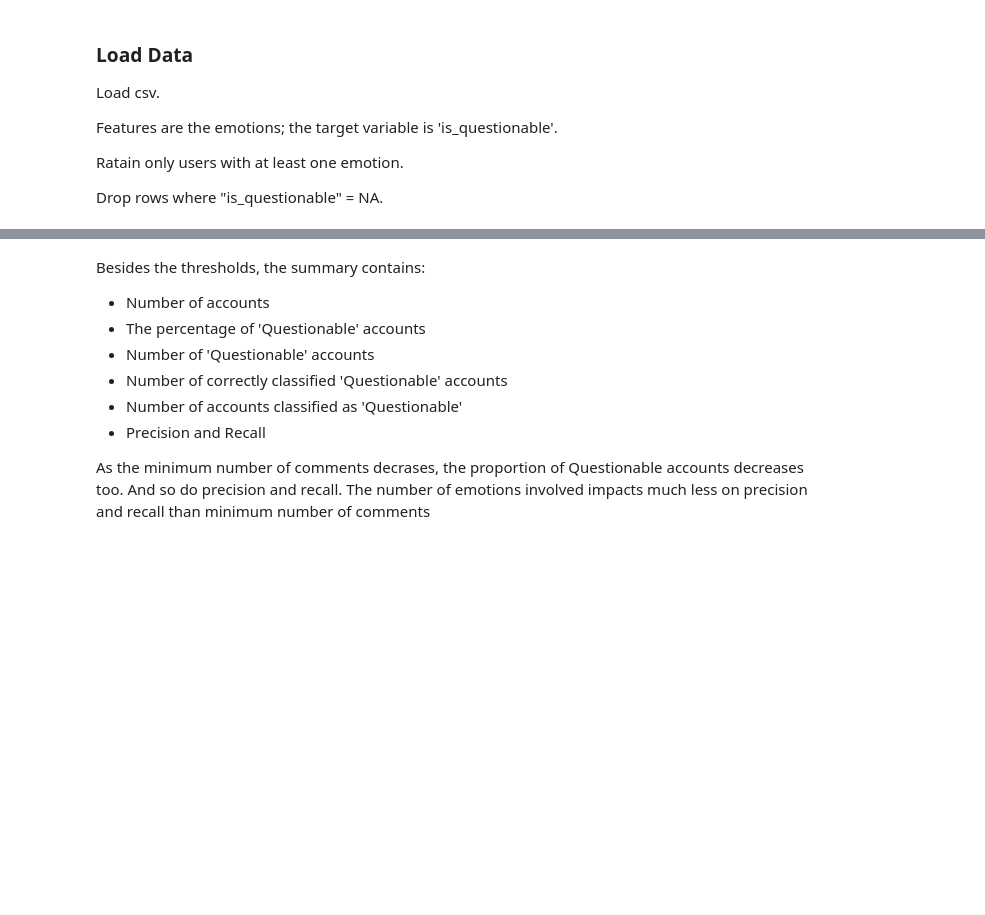
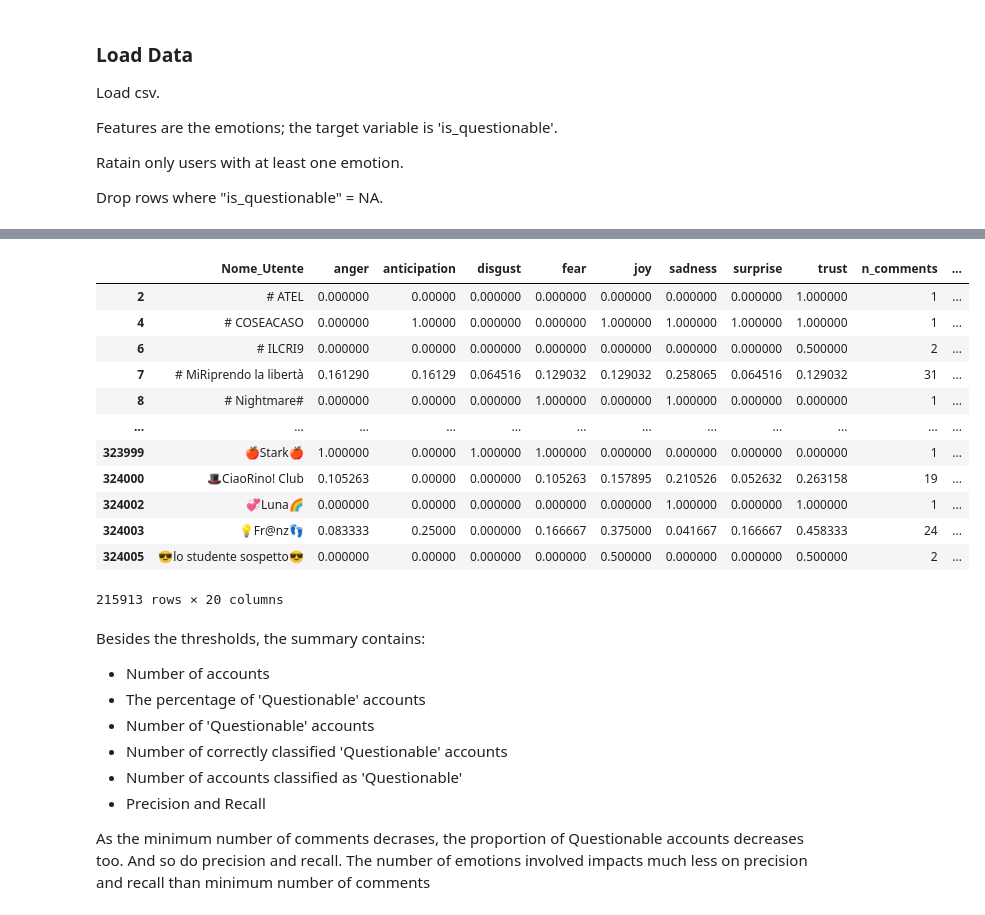
Before and after one commit to arn-saintgold/deoh_repo, a Jupyter notebook: scripts/1_shap_results/2_shap_summary_colored.ipynb, the cells around one changed output, grey strips where cells are left out. Cells and saved outputs as stored; diff of their text form; code cells hidden in the pictures; blank space fills up the shorter version.

```diff
--- a/scripts/1_shap_results/2_shap_summary_colored.ipynb
+++ b/scripts/1_shap_results/2_shap_summary_colored.ipynb
@@ -35,3 +53,19 @@ for N in [5,8,10]:
+# %%
+ur_df
+# %% [output]
+|  | Nome_Utente | anger | anticipation | disgust | fear | joy | sadness | surprise | trust | n_comments | ... |
+| 2 | # ATEL | 0.000000 | 0.00000 | 0.000000 | 0.000000 | 0.000000 | 0.000000 | 0.000000 | 1.000000 | 1 | ... |
+| 4 | # COSEACASO | 0.000000 | 1.00000 | 0.000000 | 0.000000 | 1.000000 | 1.000000 | 1.000000 | 1.000000 | 1 | ... |
+| 6 | # ILCRI9 | 0.000000 | 0.00000 | 0.000000 | 0.000000 | 0.000000 | 0.000000 | 0.000000 | 0.500000 | 2 | ... |
+| 7 | # MiRiprendo la libertà | 0.161290 | 0.16129 | 0.064516 | 0.129032 | 0.129032 | 0.258065 | 0.064516 | 0.129032 | 31 | ... |
+| 8 | # Nightmare# | 0.000000 | 0.00000 | 0.000000 | 1.000000 | 0.000000 | 1.000000 | 0.000000 | 0.000000 | 1 | ... |
+| ... | ... | ... | ... | ... | ... | ... | ... | ... | ... | ... | ... |
+| 323999 | 🍎Stark🍎 | 1.000000 | 0.00000 | 1.000000 | 1.000000 | 0.000000 | 0.000000 | 0.000000 | 0.000000 | 1 | ... |
+| 324000 | 🎩CiaoRino! Club | 0.105263 | 0.00000 | 0.000000 | 0.105263 | 0.157895 | 0.210526 | 0.052632 | 0.263158 | 19 | ... |
+| 324002 | 💞Luna🌈 | 0.000000 | 0.00000 | 0.000000 | 0.000000 | 0.000000 | 1.000000 | 0.000000 | 1.000000 | 1 | ... |
+| 324003 | 💡Fr@nz👣 | 0.083333 | 0.25000 | 0.000000 | 0.166667 | 0.375000 | 0.041667 | 0.166667 | 0.458333 | 24 | ... |
+| 324005 | 😎lo studente sospetto😎 | 0.000000 | 0.00000 | 0.000000 | 0.000000 | 0.500000 | 0.000000 | 0.000000 | 0.500000 | 2 | ... |
+215913 rows × 20 columns
 # %% [markdown]
 Besides the thresholds, the summary contains:
 - Number of accounts
```
Also changed, not shown: parts of 6 cells of this notebook, 5 other files.
